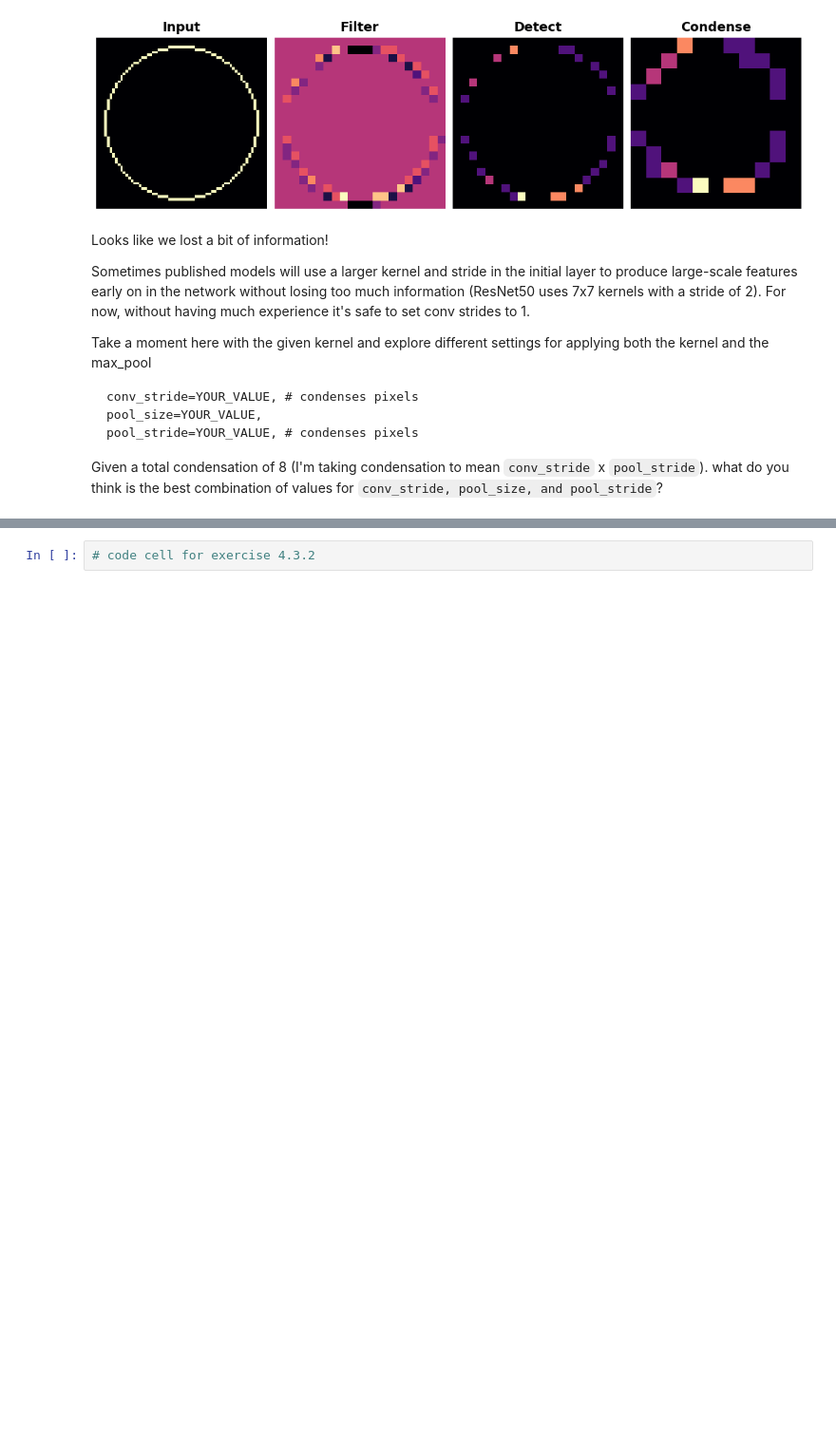
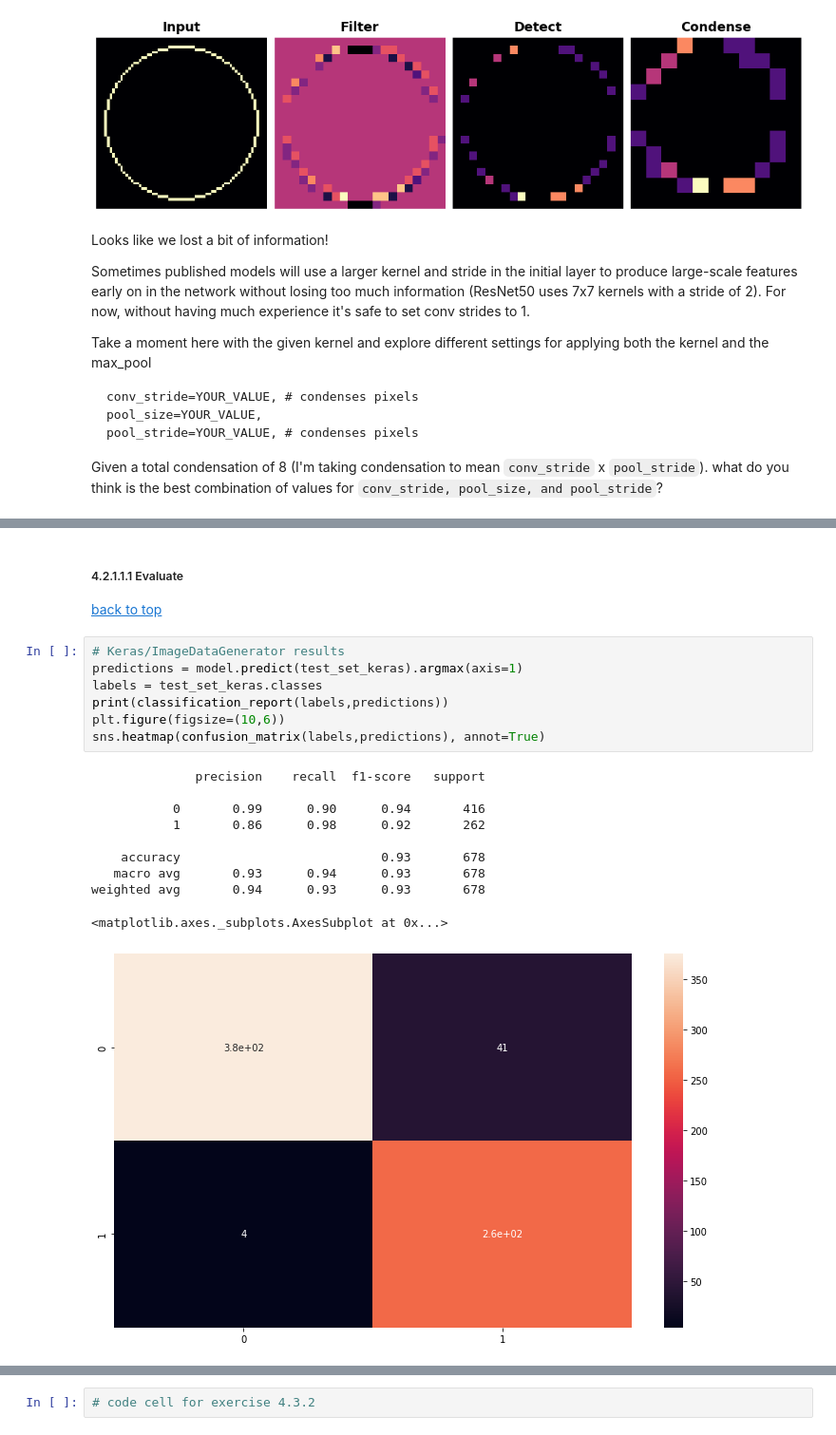
Before and after one commit to wesleybeckner/general_applications_of_neural_networks, a Jupyter notebook: notebooks/S4_Computer_Vision_II.ipynb, the cells around one changed output, grey strips where cells are left out. Shown at 95% size. Saved outputs shown, nothing was run; the diff lists cells and outputs as text; blank space fills up the shorter version.

```diff
--- a/notebooks/S4_Computer_Vision_II.ipynb
+++ b/notebooks/S4_Computer_Vision_II.ipynb
@@ -502,0 +752,22 @@ In the following I'm going to double the filter size after the first block. This
+# %% [markdown]
+##### 4.2.1.1.1 Evaluate
+
+[back to top](#top)
+# %%
+# Keras/ImageDataGenerator results
+predictions = model.predict(test_set_keras).argmax(axis=1)
+labels = test_set_keras.classes
+print(classification_report(labels,predictions))
+plt.figure(figsize=(10,6))
+sns.heatmap(confusion_matrix(labels,predictions), annot=True)
+# %% [output]
+              precision    recall  f1-score   support
+
+           0       0.99      0.90      0.94       416
+           1       0.86      0.98      0.92       262
+
+    accuracy                           0.93       678
+   macro avg       0.93      0.94      0.93       678
+weighted avg       0.94      0.93      0.93       678
+<matplotlib.axes._subplots.AxesSubplot at 0x...>
+[figure, added]
```
Also changed, not shown: parts of 68 cells of this notebook.
